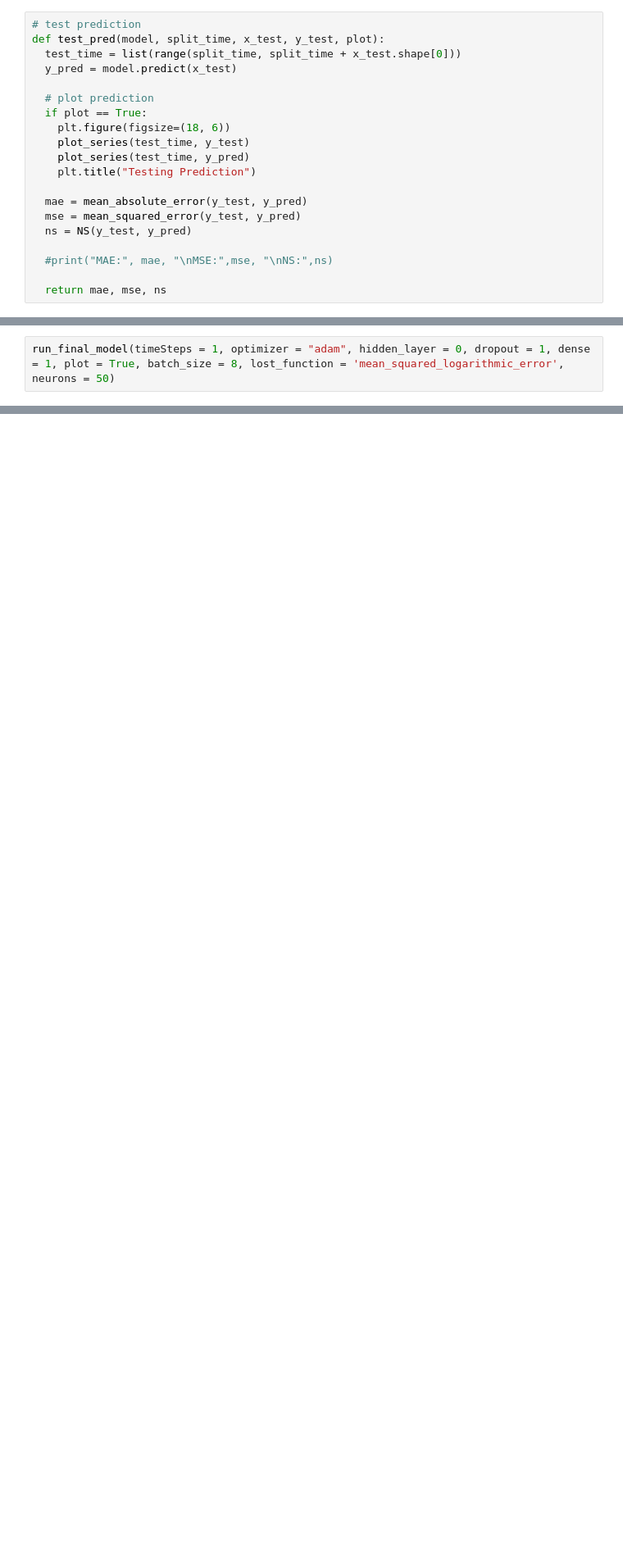
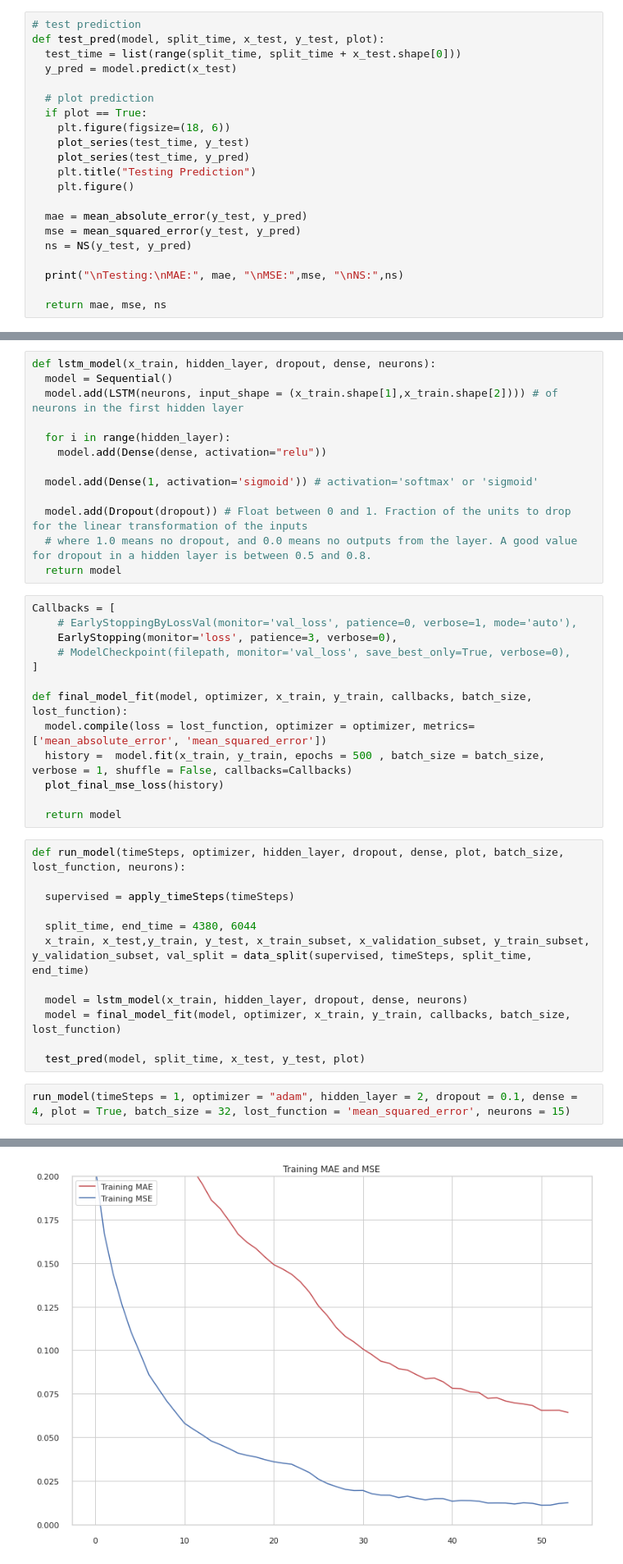
Before and after one commit to JiaRuiShao/WaterShed, a Jupyter notebook: DryCreek/LSTM_DryCreek_Multivariate_Predictive_Model.ipynb, the cells around one changed output, grey strips where cells are left out. Shown at 82% size. Cells and saved outputs as stored; diff of their text form; blank space fills up the shorter version.

```diff
--- a/DryCreek/LSTM_DryCreek_Multivariate_Predictive_Model.ipynb
+++ b/DryCreek/LSTM_DryCreek_Multivariate_Predictive_Model.ipynb
@@ -456,11 +483,12 @@ def test_pred(model, split_time, x_test, y_test, plot):
     plot_series(test_time, y_test)
     plot_series(test_time, y_pred)
     plt.title("Testing Prediction")
+    plt.figure()
 
   mae = mean_absolute_error(y_test, y_pred)
   mse = mean_squared_error(y_test, y_pred)
   ns = NS(y_test, y_pred)
 
-  #print("MAE:", mae, "\nMSE:",mse, "\nNS:",ns)
+  print("\nTesting:\nMAE:", mae, "\nMSE:",mse, "\nNS:",ns)
 
   return mae, mse, ns
@@ -870,2 +1054,41 @@ testing_neuron(timeSteps = 1, optimizer = 'adam', hidden_layer = 0, dropout = 0.
+# %%
+def lstm_model(x_train, hidden_layer, dropout, dense, neurons):
+  model = Sequential()
+  model.add(LSTM(neurons, input_shape = (x_train.shape[1],x_train.shape[2]))) # of neurons in the first hidden layer
+
+  for i in range(hidden_layer):
+    model.add(Dense(dense, activation="relu"))
+
+  model.add(Dense(1, activation='sigmoid')) # activation='softmax' or 'sigmoid'
+
+  model.add(Dropout(dropout)) # Float between 0 and 1. Fraction of the units to drop for the linear transformation of the inputs
+  # where 1.0 means no dropout, and 0.0 means no outputs from the layer. A good value for dropout in a hidden layer is between 0.5 and 0.8.
+  return model
+# %%
+Callbacks = [
+    # EarlyStoppingByLossVal(monitor='val_loss', patience=0, verbose=1, mode='auto'),
+    EarlyStopping(monitor='loss', patience=3, verbose=0),
+    # ModelCheckpoint(filepath, monitor='val_loss', save_best_only=True, verbose=0),
+]
+
+def final_model_fit(model, optimizer, x_train, y_train, callbacks, batch_size, lost_function):
+  model.compile(loss = lost_function, optimizer = optimizer, metrics=['mean_absolute_error', 'mean_squared_error'])
+  history =  model.fit(x_train, y_train, epochs = 500 , batch_size = batch_size, verbose = 1, shuffle = False, callbacks=Callbacks)
+  plot_final_mse_loss(history)
+
+  return model
+# %%
+def run_model(timeSteps, optimizer, hidden_layer, dropout, dense, plot, batch_size, lost_function, neurons):
+
+  supervised = apply_timeSteps(timeSteps)
+
+  split_time, end_time = 4380, 6044
+  x_train, x_test,y_train, y_test, x_train_subset, x_validation_subset, y_train_subset, y_validation_subset, val_split = data_split(supervised, timeSteps, split_time, end_time)
+
+  model = lstm_model(x_train, hidden_layer, dropout, dense, neurons)
+  model = final_model_fit(model, optimizer, x_train, y_train, callbacks, batch_size, lost_function)
+
+  test_pred(model, split_time, x_test, y_test, plot)
 # %%
-run_final_model(timeSteps = 1, optimizer = "adam", hidden_layer = 0, dropout = 1, dense = 1, plot = True, batch_size = 8, lost_function = 'mean_squared_logarithmic_error', neurons = 50)
+run_model(timeSteps = 1, optimizer = "adam", hidden_layer = 2, dropout = 0.1, dense = 4, plot = True, batch_size = 32, lost_function = 'mean_squared_error', neurons = 15)
+# %% [output]
@@ -871,0 +1112 @@ run_final_model(timeSteps = 1, optimizer = "adam", hidden_layer = 0, dropout = 1
+[figure, added]
```
Also changed, not shown: parts of 48 cells of this notebook, 1 other file.
